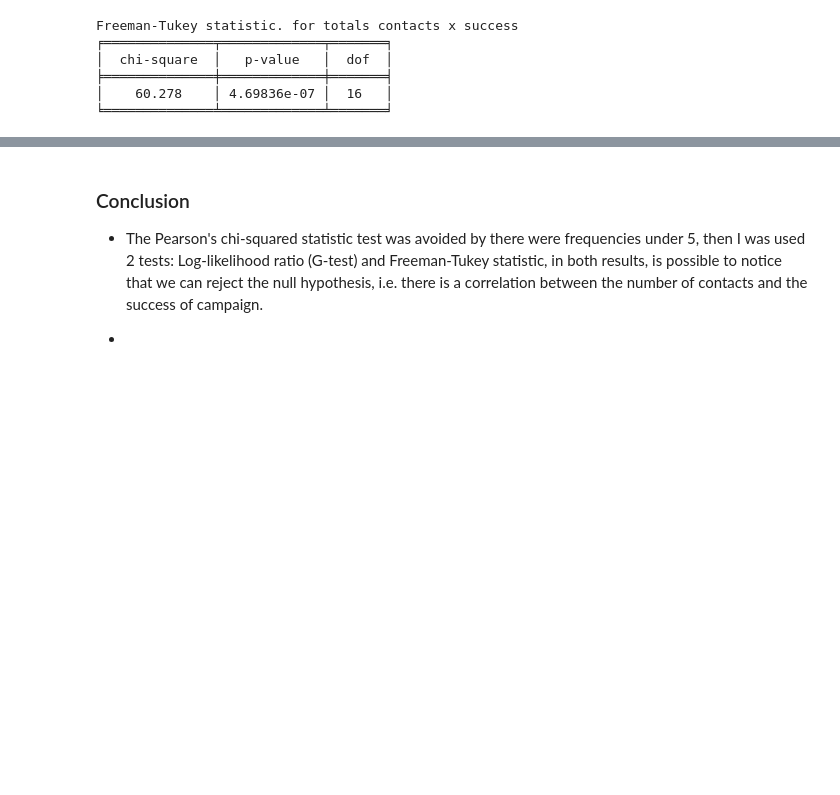
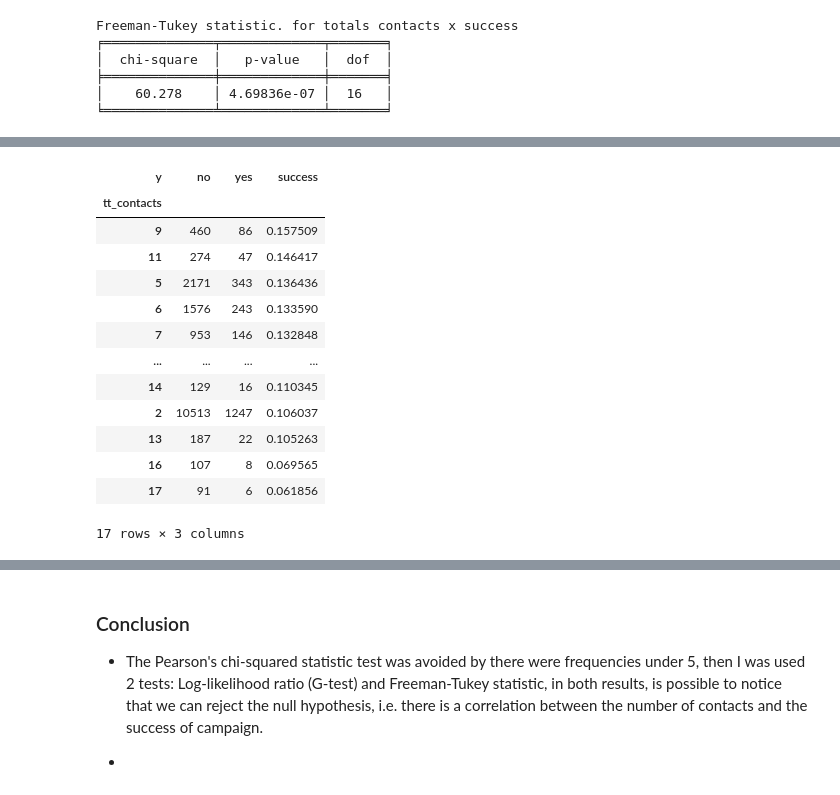
Before and after one commit to Sidon/dmcpbi, a Jupyter notebook: success-contacts.ipynb, the cells around one changed output, grey strips where cells are left out. Cells and saved outputs as stored; diff of their text form; code cells hidden in the pictures; blank space fills up the shorter version.

```diff
--- a/success-contacts.ipynb
+++ b/success-contacts.ipynb
@@ -155,0 +234,20 @@ Freeman-Tukey statistic. for totals contacts x success
+# %%
+dft = pd.crosstab(data1.y, [data1.tt_contacts]).T
+dft['success']=dft.yes/(dft.no+dft.yes)
+dft = dft.sort_values(by=['success'], ascending=False)
+dft
+# %% [output]
+| y | no | yes | success |
+| tt_contacts |  |  |  |
+| 9 | 460 | 86 | 0.157509 |
+| 11 | 274 | 47 | 0.146417 |
+| 5 | 2171 | 343 | 0.136436 |
+| 6 | 1576 | 243 | 0.133590 |
+| 7 | 953 | 146 | 0.132848 |
+| ... | ... | ... | ... |
+| 14 | 129 | 16 | 0.110345 |
+| 2 | 10513 | 1247 | 0.106037 |
+| 13 | 187 | 22 | 0.105263 |
+| 16 | 107 | 8 | 0.069565 |
+| 17 | 91 | 6 | 0.061856 |
+17 rows × 3 columns
```
Also changed, not shown: parts of 20 cells of this notebook.
